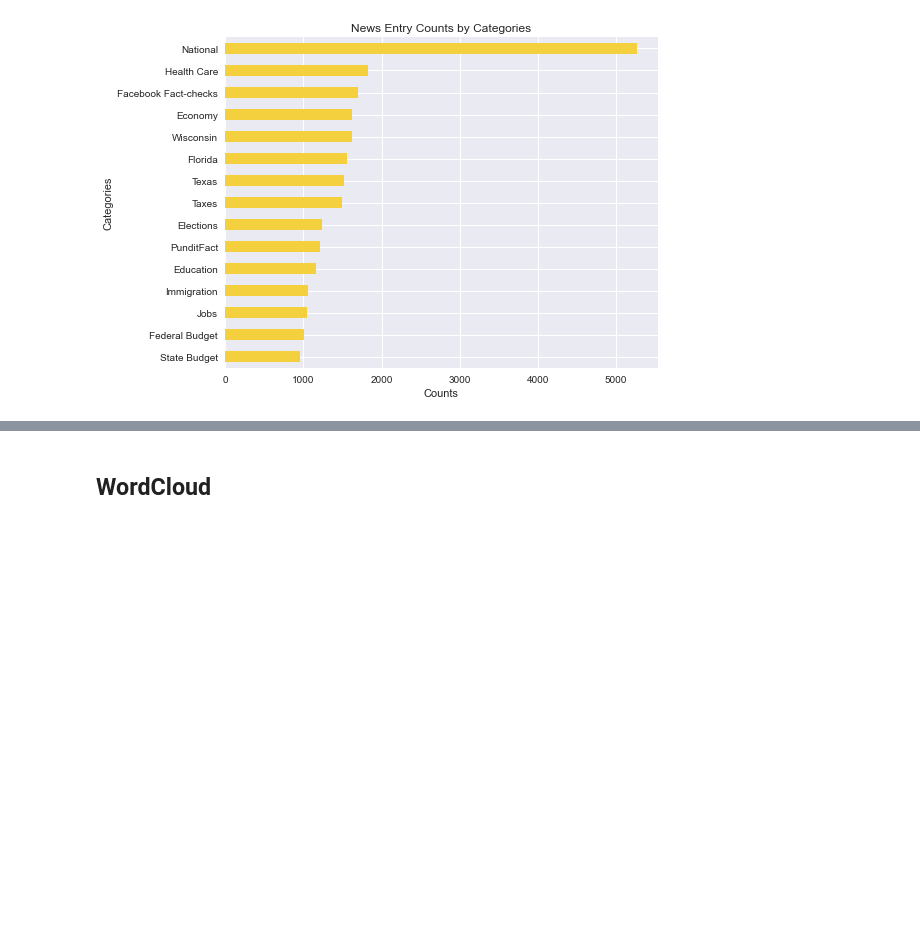
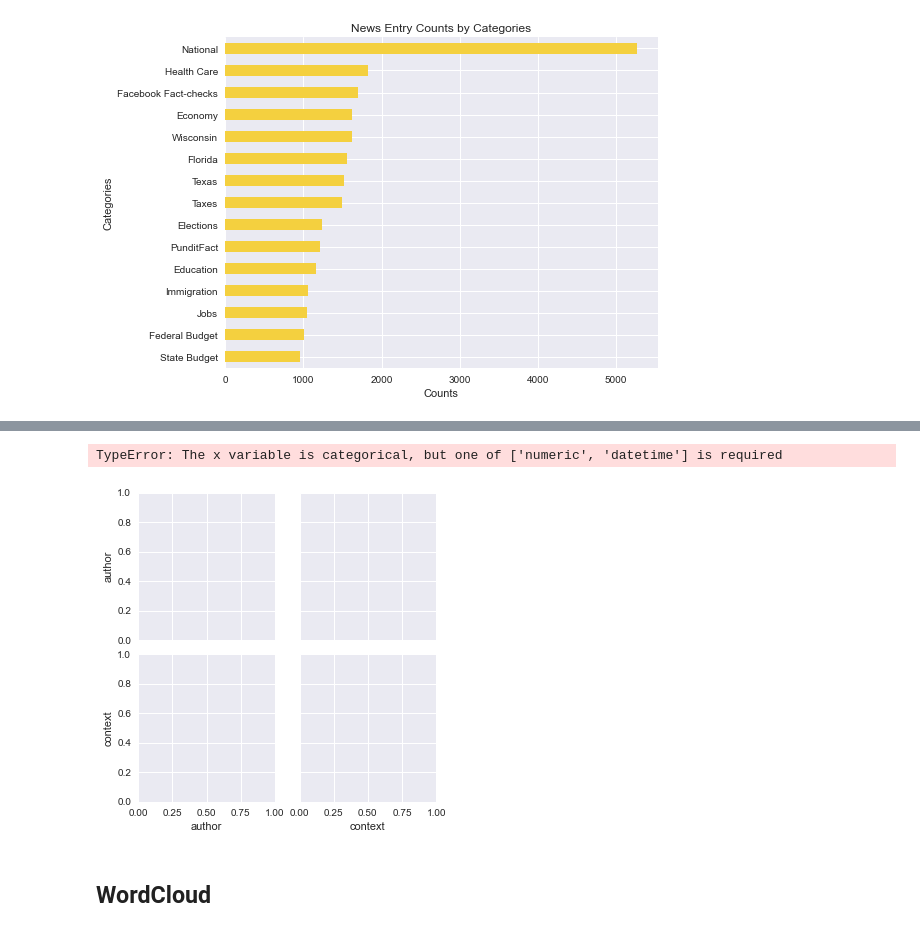
Before and after one commit to leokfwong/fake-news, a Jupyter notebook: data_exploration.ipynb, the cells around one changed output, grey strips where cells are left out. Saved outputs shown, nothing was run; the diff lists cells and outputs as text; code cells hidden in the pictures; blank space fills up the shorter version.

```diff
--- a/data_exploration.ipynb
+++ b/data_exploration.ipynb
@@ -104,3 +151,8 @@ plt.tight_layout()
+# %%
+sns_plot = sns.pairplot(df, hue = 'label', vars=['author','context'])
+# %% [output]
+TypeError: The x variable is categorical, but one of ['numeric', 'datetime'] is required
+[figure, added]
 # %% [markdown]
 ## WordCloud
 # %%
```
Also changed, not shown: parts of 8 cells of this notebook, 3 other files.
